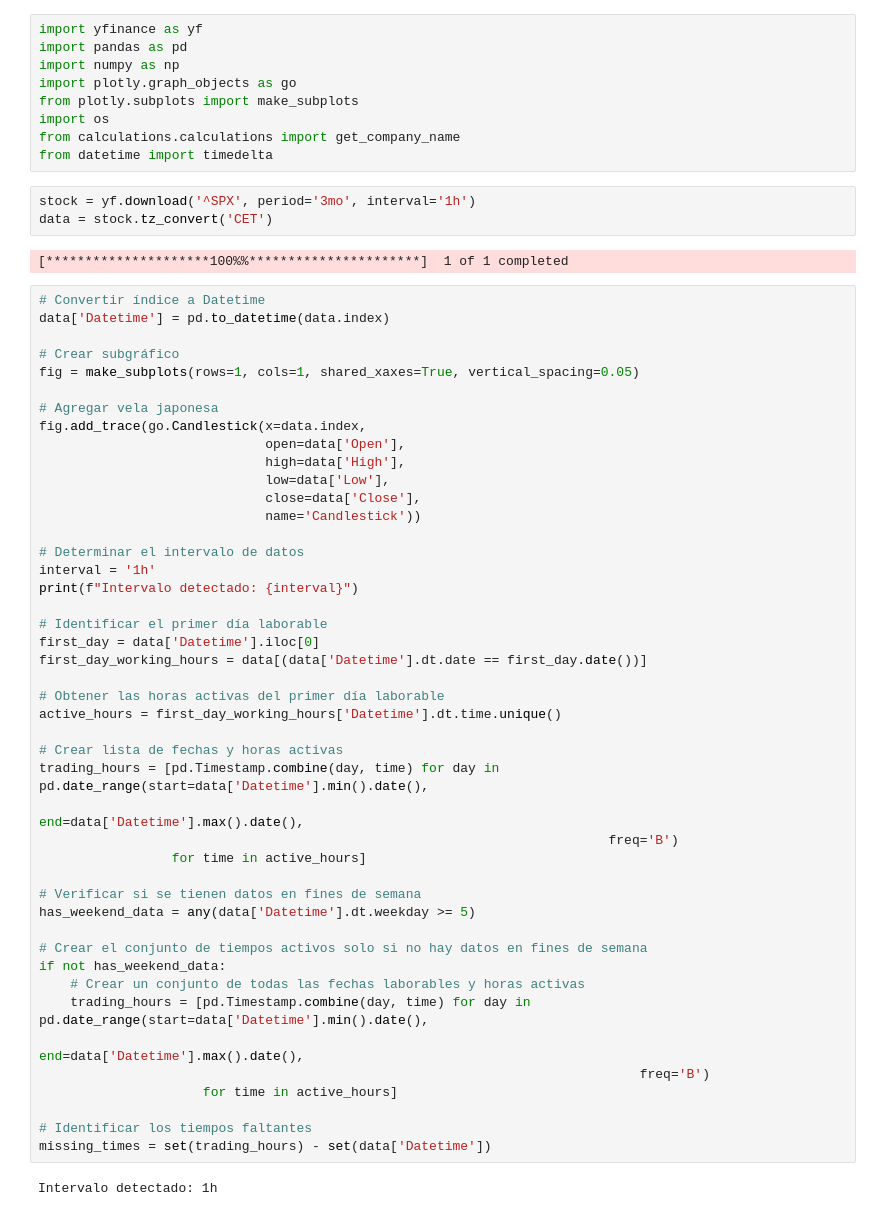
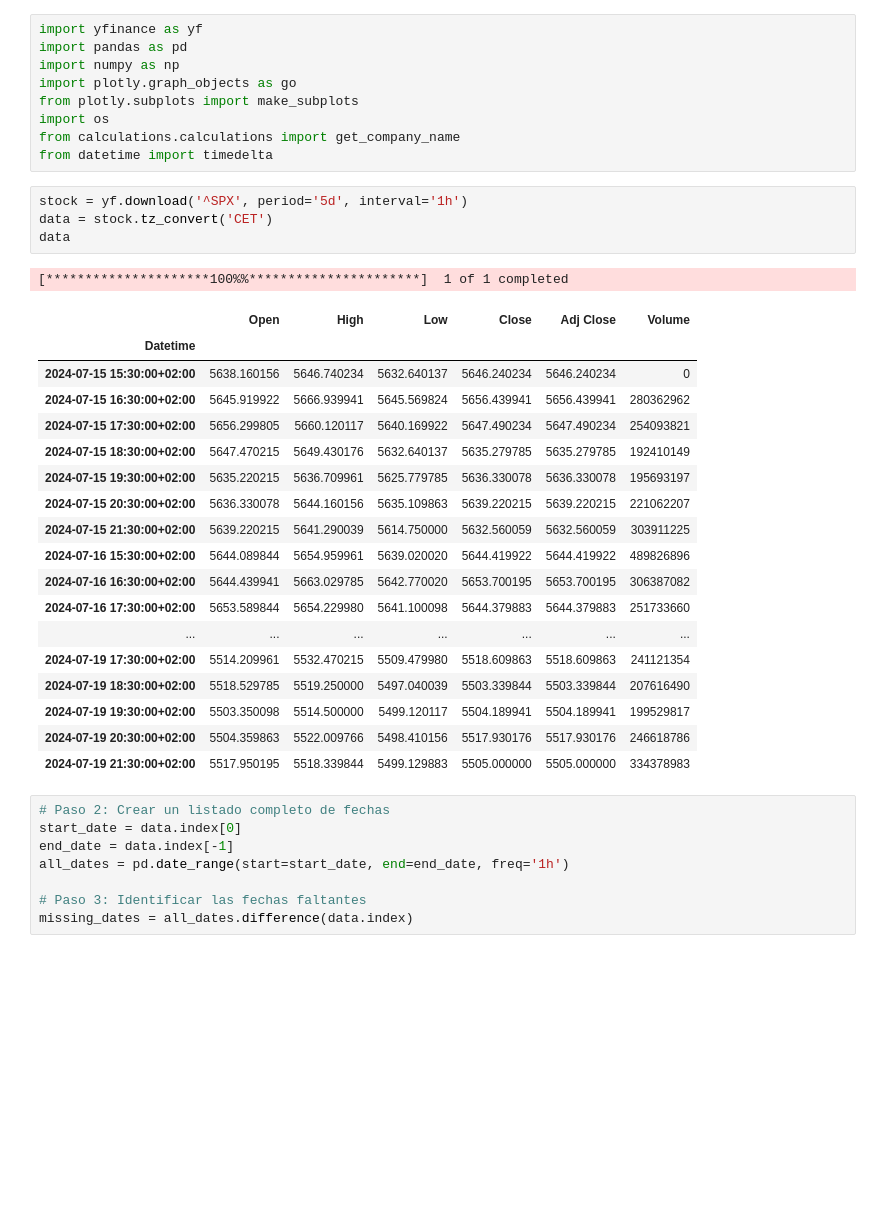
Before and after one commit to f1se4/investor, a Jupyter notebook: Tests.ipynb, the cells around one changed output. Cells and saved outputs as stored; diff of their text form; blank space fills up the shorter version.

```diff
--- a/Tests.ipynb
+++ b/Tests.ipynb
@@ -8,55 +8,35 @@ import os
 from calculations.calculations import get_company_name
 from datetime import timedelta
 # %%
-stock = yf.download('^SPX', period='3mo', interval='1h')
+stock = yf.download('^SPX', period='5d', interval='1h')
 data = stock.tz_convert('CET')
+data
 # %% [output]
 [*********************100%%**********************]  1 of 1 completed
+|  | Open | High | Low | Close | Adj Close | Volume |
+| Datetime |  |  |  |  |  |  |
+| 2024-07-15 15:30:00+02:00 | 5638.160156 | 5646.740234 | 5632.640137 | 5646.240234 | 5646.240234 | 0 |
+| 2024-07-15 16:30:00+02:00 | 5645.919922 | 5666.939941 | 5645.569824 | 5656.439941 | 5656.439941 | 280362962 |
+| 2024-07-15 17:30:00+02:00 | 5656.299805 | 5660.120117 | 5640.169922 | 5647.490234 | 5647.490234 | 254093821 |
+| 2024-07-15 18:30:00+02:00 | 5647.470215 | 5649.430176 | 5632.640137 | 5635.279785 | 5635.279785 | 192410149 |
+| 2024-07-15 19:30:00+02:00 | 5635.220215 | 5636.709961 | 5625.779785 | 5636.330078 | 5636.330078 | 195693197 |
+| 2024-07-15 20:30:00+02:00 | 5636.330078 | 5644.160156 | 5635.109863 | 5639.220215 | 5639.220215 | 221062207 |
+| 2024-07-15 21:30:00+02:00 | 5639.220215 | 5641.290039 | 5614.750000 | 5632.560059 | 5632.560059 | 303911225 |
+| 2024-07-16 15:30:00+02:00 | 5644.089844 | 5654.959961 | 5639.020020 | 5644.419922 | 5644.419922 | 489826896 |
+| 2024-07-16 16:30:00+02:00 | 5644.439941 | 5663.029785 | 5642.770020 | 5653.700195 | 5653.700195 | 306387082 |
+| 2024-07-16 17:30:00+02:00 | 5653.589844 | 5654.229980 | 5641.100098 | 5644.379883 | 5644.379883 | 251733660 |
+| ... | ... | ... | ... | ... | ... | ... |
+| 2024-07-19 17:30:00+02:00 | 5514.209961 | 5532.470215 | 5509.479980 | 5518.609863 | 5518.609863 | 241121354 |
+| 2024-07-19 18:30:00+02:00 | 5518.529785 | 5519.250000 | 5497.040039 | 5503.339844 | 5503.339844 | 207616490 |
+| 2024-07-19 19:30:00+02:00 | 5503.350098 | 5514.500000 | 5499.120117 | 5504.189941 | 5504.189941 | 199529817 |
+| 2024-07-19 20:30:00+02:00 | 5504.359863 | 5522.009766 | 5498.410156 | 5517.930176 | 5517.930176 | 246618786 |
+| 2024-07-19 21:30:00+02:00 | 5517.950195 | 5518.339844 | 5499.129883 | 5505.000000 | 5505.000000 | 334378983 |
 # %%
-# Convertir índice a Datetime
-data['Datetime'] = pd.to_datetime(data.index)
+# Paso 2: Crear un listado completo de fechas
+start_date = data.index[0]
+end_date = data.index[-1]
+all_dates = pd.date_range(start=start_date, end=end_date, freq='1h')
 
-# Crear subgráfico
-fig = make_subplots(rows=1, cols=1, shared_xaxes=True, vertical_spacing=0.05)
-
-# Agregar vela japonesa
-fig.add_trace(go.Candlestick(x=data.index,
-                             open=data['Open'],
-                             high=data['High'],
-                             low=data['Low'],
-                             close=data['Close'],
-                             name='Candlestick'))
-
-# Determinar el intervalo de datos
-interval = '1h'
-print(f"Intervalo detectado: {interval}")
-
-# Identificar el primer día laborable
-first_day = data['Datetime'].iloc[0]
-first_day_working_hours = data[(data['Datetime'].dt.date == first_day.date())]
-
-# Obtener las horas activas del primer día laborable
-active_hours = first_day_working_hours['Datetime'].dt.time.unique()
-
-# Crear lista de fechas y horas activas
-trading_hours = [pd.Timestamp.combine(day, time) for day in pd.date_range(start=data['Datetime'].min().date(),
-                                                                         end=data['Datetime'].max().date(),
-                                                                         freq='B')
-                 for time in active_hours]
-
-# Verificar si se tienen datos en fines de semana
-has_weekend_data = any(data['Datetime'].dt.weekday >= 5)
-
-# Crear el conjunto de tiempos activos solo si no hay datos en fines de semana
-if not has_weekend_data:
-    # Crear un conjunto de todas las fechas laborables y horas activas
-    trading_hours = [pd.Timestamp.combine(day, time) for day in pd.date_range(start=data['Datetime'].min().date(),
-                                                                             end=data['Datetime'].max().date(),
-                                                                             freq='B')
-                     for time in active_hours]
-
-# Identificar los tiempos faltantes
-missing_times = set(trading_hours) - set(data['Datetime'])
+# Paso 3: Identificar las fechas faltantes
+missing_dates = all_dates.difference(data.index)
-# %% [output]
-Intervalo detectado: 1h
 # %%
```
Also changed, not shown: parts of 2 cells of this notebook.
